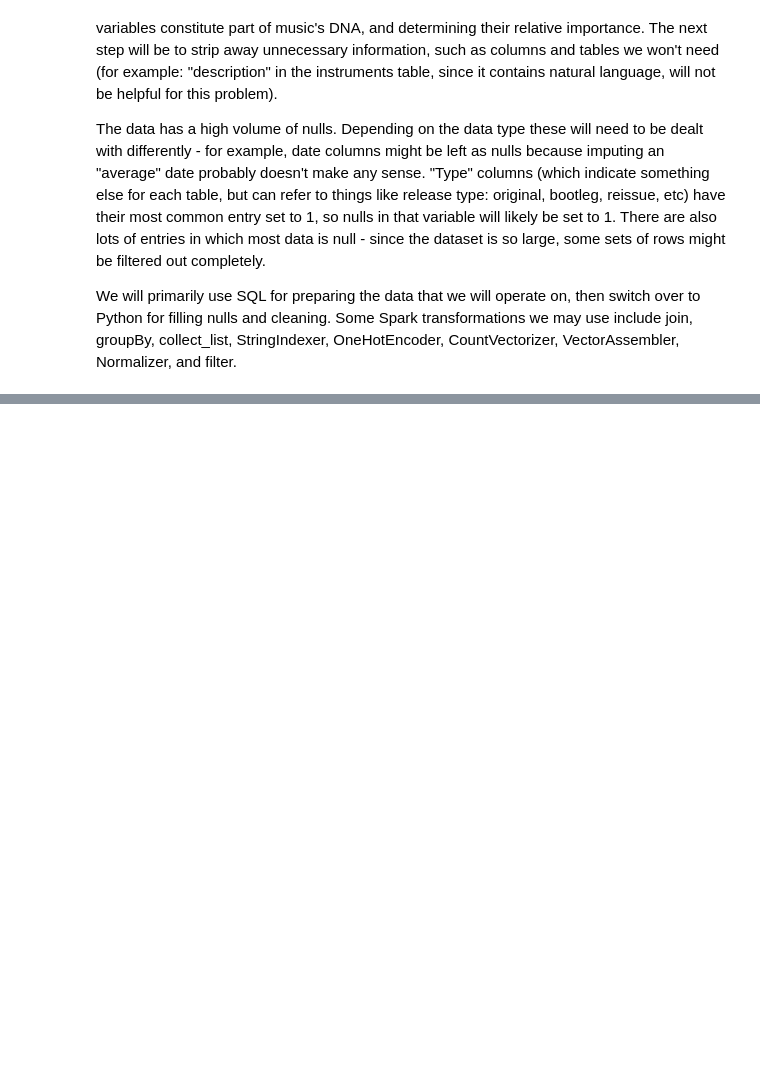
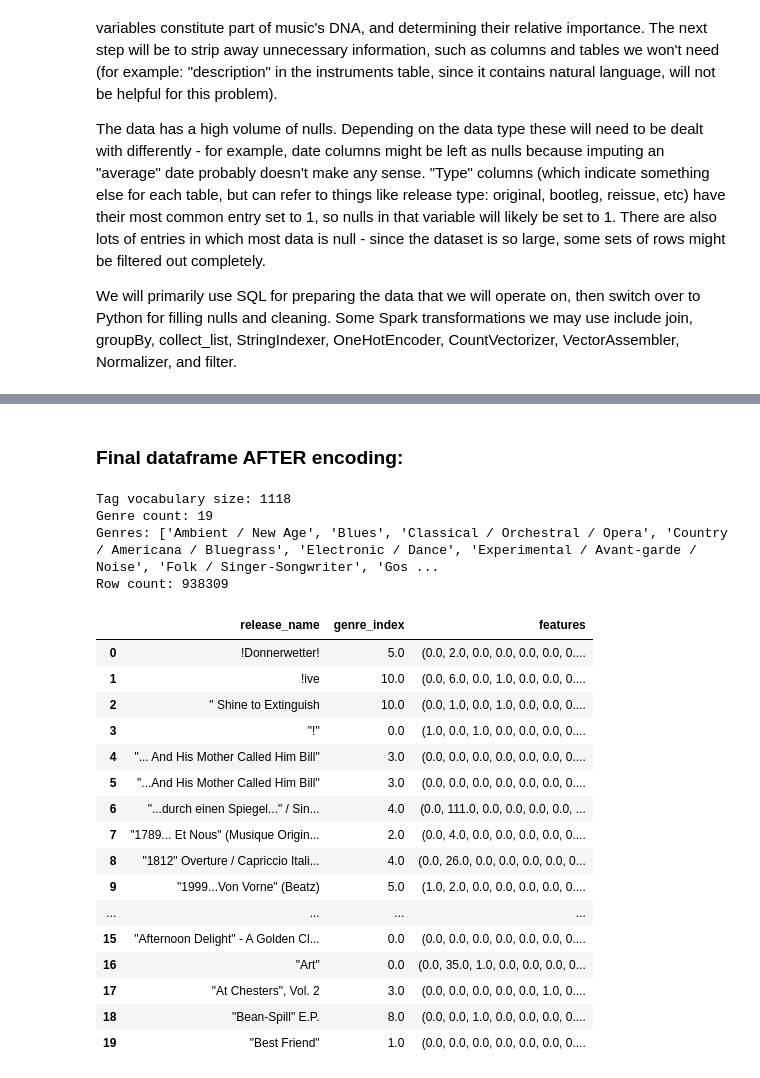
Before and after one commit to rowheaton/ragus-wheaton-iribe-232, a Jupyter notebook: musicbrainz_v2.ipynb, the cells around one changed output, grey strips where cells are left out. Cells and saved outputs as stored; diff of their text form; code cells hidden in the pictures; blank space fills up the shorter version.

```diff
--- a/musicbrainz_v2.ipynb
+++ b/musicbrainz_v2.ipynb
@@ -1295,0 +1108,12 @@ Row count: 1280939
+# %%
+# build table (release name, artist gender, area name, tag name, tag count)
+model_df = (
+    release_df
+    .join(acn_df, release_df["release_artist_credit"] == acn_df["acn_artist_credit"], "inner")
+    .join(artist_df, acn_df["acn_artist_id"] == artist_df["artist_id"], "inner")
+    .join(gender_df, artist_df["artist_gender_id"] == gender_df["gender_id"], "left")
+    .join(area_df, artist_df["artist_area_id"] == area_df["area_id"], "left")
+    .join(rgt_df, release_df["release_release_group"] == rgt_df["rgt_release_group"], "left")
+    .join(tag_df, rgt_df["rgt_tag_id"] == tag_df["tag_id"], "left")
+    .select("release_name", "artist_gender", "area_name", "tag_name", "tag_count")
+)
@@ -1295,0 +1212,51 @@ Row count: 1280939
+# %% [markdown]
+### Final dataframe AFTER encoding:
+# %%
+# using CountVectorizer to convert tag list into a sparse binary vector
+cv = CountVectorizer(inputCol="tags", outputCol="tag_vector", minDF=2.0)
+cv_model = cv.fit(aggregated_df)
+vectorized_df = cv_model.transform(aggregated_df)
+
+# using StringIndexer to convert genre/gender/area into a numeric index
+genre_indexer = StringIndexer(inputCol="genre_name", outputCol="genre_index", handleInvalid="keep")
+gender_indexer = StringIndexer(inputCol="artist_gender", outputCol="gender_index", handleInvalid="keep")
+area_indexer = StringIndexer(inputCol="area_name", outputCol="area_index", handleInvalid="keep")
+
+# putting all features into a single "features" vector using VectorAssembler
+assembler = VectorAssembler(inputCols=["gender_index", "area_index", "tag_vector"], outputCol="features", handleInvalid="keep")
+
+# putting it all together
+pipeline = Pipeline(stages=[genre_indexer, gender_indexer, area_indexer, assembler])
+pipeline_model = pipeline.fit(vectorized_df)
+final_df = pipeline_model.transform(vectorized_df)
+final_df = final_df.select("release_name", "genre_index", "features").cache()
+
+print("Tag vocabulary size:", len(cv_model.vocabulary))
+genre_list = sorted([row[0] for row in aggregated_df.select("genre_name").distinct().collect()])
+print("Genre count:", len(genre_list))
+print("Genres:", genre_list)
+
+print("Row count:", final_df.count())
+peek(final_df)
+# %% [output]
+Tag vocabulary size: 1118
+Genre count: 19
+Genres: ['Ambient / New Age', 'Blues', 'Classical / Orchestral / Opera', 'Country / Americana / Bluegrass', 'Electronic / Dance', 'Experimental / Avant-garde / Noise', 'Folk / Singer-Songwriter', 'Gos ...
+Row count: 938309
+|  | release_name | genre_index | features |
+| 0 | !Donnerwetter! | 5.0 | (0.0, 2.0, 0.0, 0.0, 0.0, 0.0, 0.... |
+| 1 | !ive | 10.0 | (0.0, 6.0, 0.0, 1.0, 0.0, 0.0, 0.... |
+| 2 | " Shine to Extinguish | 10.0 | (0.0, 1.0, 0.0, 1.0, 0.0, 0.0, 0.... |
+| 3 | "!" | 0.0 | (1.0, 0.0, 1.0, 0.0, 0.0, 0.0, 0.... |
+| 4 | "... And His Mother Called Him Bill" | 3.0 | (0.0, 0.0, 0.0, 0.0, 0.0, 0.0, 0.... |
+| 5 | "...And His Mother Called Him Bill" | 3.0 | (0.0, 0.0, 0.0, 0.0, 0.0, 0.0, 0.... |
+| 6 | "...durch einen Spiegel..." / Sin... | 4.0 | (0.0, 111.0, 0.0, 0.0, 0.0, 0.0, ... |
+| 7 | "1789... Et Nous" (Musique Origin... | 2.0 | (0.0, 4.0, 0.0, 0.0, 0.0, 0.0, 0.... |
+| 8 | "1812" Overture / Capriccio Itali... | 4.0 | (0.0, 26.0, 0.0, 0.0, 0.0, 0.0, 0... |
+| 9 | "1999...Von Vorne" (Beatz) | 5.0 | (1.0, 2.0, 0.0, 0.0, 0.0, 0.0, 0.... |
+| ... | ... | ... | ... |
+| 15 | "Afternoon Delight" - A Golden Cl... | 0.0 | (0.0, 0.0, 0.0, 0.0, 0.0, 0.0, 0.... |
+| 16 | "Art" | 0.0 | (0.0, 35.0, 1.0, 0.0, 0.0, 0.0, 0... |
+| 17 | "At Chesters", Vol. 2 | 3.0 | (0.0, 0.0, 0.0, 0.0, 0.0, 1.0, 0.... |
+| 18 | "Bean-Spill" E.P. | 8.0 | (0.0, 0.0, 1.0, 0.0, 0.0, 0.0, 0.... |
+| 19 | "Best Friend" | 1.0 | (0.0, 0.0, 0.0, 0.0, 0.0, 0.0, 0.... |
```
Also changed, not shown: parts of 15 cells of this notebook.
